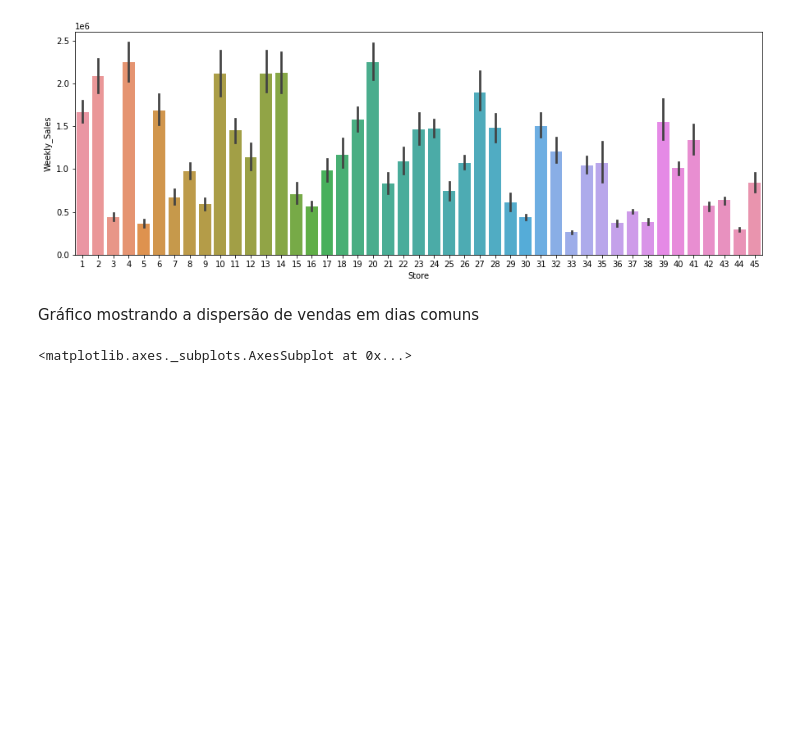
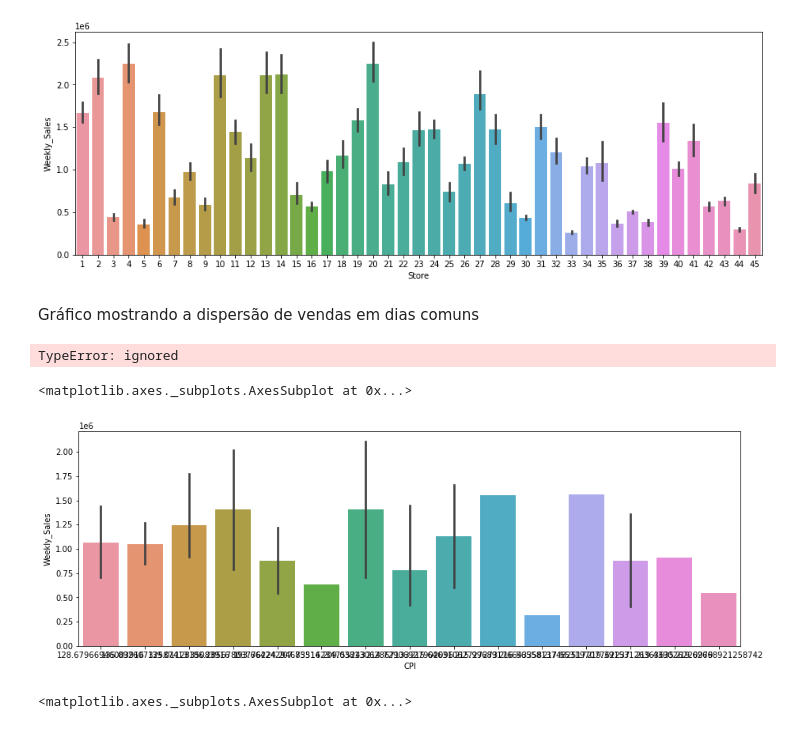
Before and after one commit to GingerLeh/deliverable-2, a Jupyter notebook: Deliverable2_grupo21_dex04.ipynb, the cells around one changed output. Cells and saved outputs as stored; diff of their text form; code cells hidden in the pictures; blank space fills up the shorter version.

```diff
--- a/Deliverable2_grupo21_dex04.ipynb
+++ b/Deliverable2_grupo21_dex04.ipynb
@@ -416,3 +459,13 @@ Gráfico mostrando a dispersão de vendas em dias comuns
+# %%
+loja_37[loja_37['Holiday_Type']=='Thanksgiving']
+# %% [output]
+TypeError: ignored
+# %%
+plt.figure(figsize=(15,5))
+sns.barplot(x='CPI', y='Weekly_Sales', data= df_loja)
+# %% [output]
+<matplotlib.axes._subplots.AxesSubplot at 0x...>
+[figure, added]
 # %%
 plt.figure(figsize=(15,5))
 sns.barplot(x='Store', y='Weekly_Sales', data=df[df['Holiday_Flag']==0])
```
Also changed, not shown: parts of 19 cells of this notebook.
